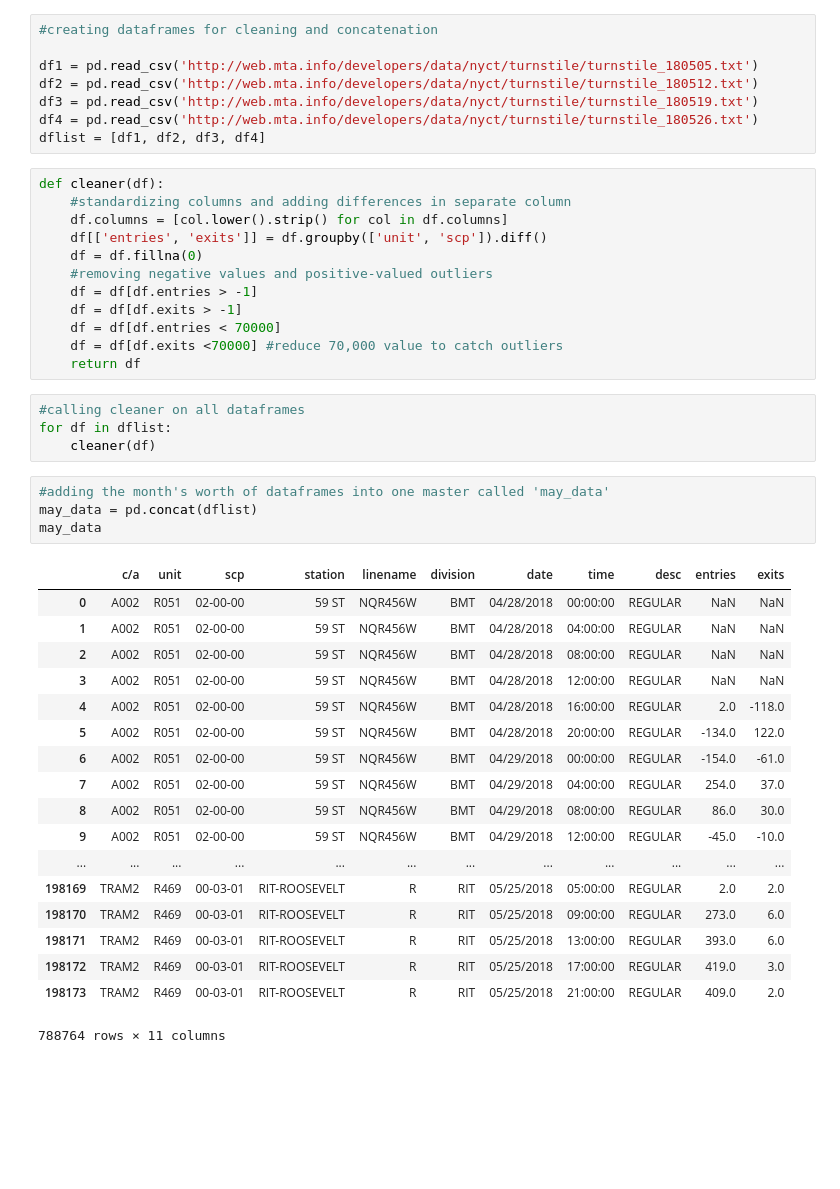
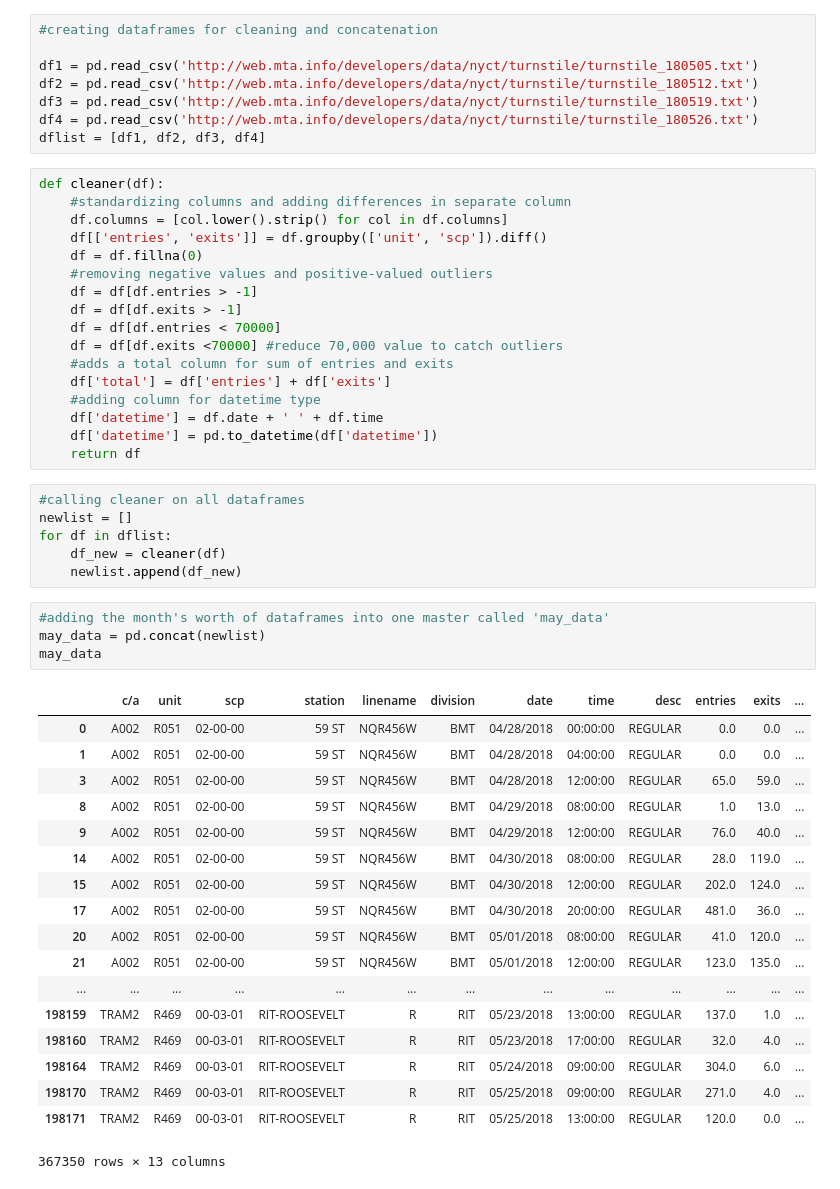
Before and after one commit to DimitriTheoharatos/ProjectBenson, a Jupyter notebook: Cleaning Block Benson.ipynb, the cells around one changed output. Drawn from its saved outputs; the diff is of its cells as text; blank space fills up the shorter version.

Commit message:
Added columns
Total is a sum of entries and exits
Datetime is a reformatting for graphing purposes

```diff
--- a/Cleaning Block Benson.ipynb
+++ b/Cleaning Block Benson.ipynb
@@ -26,31 +26,38 @@ def cleaner(df):
     df = df[df.exits > -1]
     df = df[df.entries < 70000]
     df = df[df.exits <70000] #reduce 70,000 value to catch outliers
+    #adds a total column for sum of entries and exits
+    df['total'] = df['entries'] + df['exits']
+    #adding column for datetime type
+    df['datetime'] = df.date + ' ' + df.time
+    df['datetime'] = pd.to_datetime(df['datetime'])
     return df
 # %%
 #calling cleaner on all dataframes
+newlist = []
 for df in dflist:
-    cleaner(df)
+    df_new = cleaner(df)
+    newlist.append(df_new)
 # %%
 #adding the month's worth of dataframes into one master called 'may_data'
-may_data = pd.concat(dflist)
+may_data = pd.concat(newlist)
 may_data
 # %% [output]
-|  | c/a | unit | scp | station | linename | division | date | time | desc | entries | exits |
-| 0 | A002 | R051 | 02-00-00 | 59 ST | NQR456W | BMT | 04/28/2018 | 00:00:00 | REGULAR | NaN | NaN |
-| 1 | A002 | R051 | 02-00-00 | 59 ST | NQR456W | BMT | 04/28/2018 | 04:00:00 | REGULAR | NaN | NaN |
-| 2 | A002 | R051 | 02-00-00 | 59 ST | NQR456W | BMT | 04/28/2018 | 08:00:00 | REGULAR | NaN | NaN |
-| 3 | A002 | R051 | 02-00-00 | 59 ST | NQR456W | BMT | 04/28/2018 | 12:00:00 | REGULAR | NaN | NaN |
-| 4 | A002 | R051 | 02-00-00 | 59 ST | NQR456W | BMT | 04/28/2018 | 16:00:00 | REGULAR | 2.0 | -118.0 |
-| 5 | A002 | R051 | 02-00-00 | 59 ST | NQR456W | BMT | 04/28/2018 | 20:00:00 | REGULAR | -134.0 | 122.0 |
-| 6 | A002 | R051 | 02-00-00 | 59 ST | NQR456W | BMT | 04/29/2018 | 00:00:00 | REGULAR | -154.0 | -61.0 |
-| 7 | A002 | R051 | 02-00-00 | 59 ST | NQR456W | BMT | 04/29/2018 | 04:00:00 | REGULAR | 254.0 | 37.0 |
-| 8 | A002 | R051 | 02-00-00 | 59 ST | NQR456W | BMT | 04/29/2018 | 08:00:00 | REGULAR | 86.0 | 30.0 |
-| 9 | A002 | R051 | 02-00-00 | 59 ST | NQR456W | BMT | 04/29/2018 | 12:00:00 | REGULAR | -45.0 | -10.0 |
-| ... | ... | ... | ... | ... | ... | ... | ... | ... | ... | ... | ... |
-| 198169 | TRAM2 | R469 | 00-03-01 | RIT-ROOSEVELT | R | RIT | 05/25/2018 | 05:00:00 | REGULAR | 2.0 | 2.0 |
-| 198170 | TRAM2 | R469 | 00-03-01 | RIT-ROOSEVELT | R | RIT | 05/25/2018 | 09:00:00 | REGULAR | 273.0 | 6.0 |
-| 198171 | TRAM2 | R469 | 00-03-01 | RIT-ROOSEVELT | R | RIT | 05/25/2018 | 13:00:00 | REGULAR | 393.0 | 6.0 |
-| 198172 | TRAM2 | R469 | 00-03-01 | RIT-ROOSEVELT | R | RIT | 05/25/2018 | 17:00:00 | REGULAR | 419.0 | 3.0 |
-| 198173 | TRAM2 | R469 | 00-03-01 | RIT-ROOSEVELT | R | RIT | 05/25/2018 | 21:00:00 | REGULAR | 409.0 | 2.0 |
+|  | c/a | unit | scp | station | linename | division | date | time | desc | entries | exits | ... |
+| 0 | A002 | R051 | 02-00-00 | 59 ST | NQR456W | BMT | 04/28/2018 | 00:00:00 | REGULAR | 0.0 | 0.0 | ... |
+| 1 | A002 | R051 | 02-00-00 | 59 ST | NQR456W | BMT | 04/28/2018 | 04:00:00 | REGULAR | 0.0 | 0.0 | ... |
+| 3 | A002 | R051 | 02-00-00 | 59 ST | NQR456W | BMT | 04/28/2018 | 12:00:00 | REGULAR | 65.0 | 59.0 | ... |
+| 8 | A002 | R051 | 02-00-00 | 59 ST | NQR456W | BMT | 04/29/2018 | 08:00:00 | REGULAR | 1.0 | 13.0 | ... |
+| 9 | A002 | R051 | 02-00-00 | 59 ST | NQR456W | BMT | 04/29/2018 | 12:00:00 | REGULAR | 76.0 | 40.0 | ... |
+| 14 | A002 | R051 | 02-00-00 | 59 ST | NQR456W | BMT | 04/30/2018 | 08:00:00 | REGULAR | 28.0 | 119.0 | ... |
+| 15 | A002 | R051 | 02-00-00 | 59 ST | NQR456W | BMT | 04/30/2018 | 12:00:00 | REGULAR | 202.0 | 124.0 | ... |
+| 17 | A002 | R051 | 02-00-00 | 59 ST | NQR456W | BMT | 04/30/2018 | 20:00:00 | REGULAR | 481.0 | 36.0 | ... |
+| 20 | A002 | R051 | 02-00-00 | 59 ST | NQR456W | BMT | 05/01/2018 | 08:00:00 | REGULAR | 41.0 | 120.0 | ... |
+| 21 | A002 | R051 | 02-00-00 | 59 ST | NQR456W | BMT | 05/01/2018 | 12:00:00 | REGULAR | 123.0 | 135.0 | ... |
+| ... | ... | ... | ... | ... | ... | ... | ... | ... | ... | ... | ... | ... |
+| 198159 | TRAM2 | R469 | 00-03-01 | RIT-ROOSEVELT | R | RIT | 05/23/2018 | 13:00:00 | REGULAR | 137.0 | 1.0 | ... |
+| 198160 | TRAM2 | R469 | 00-03-01 | RIT-ROOSEVELT | R | RIT | 05/23/2018 | 17:00:00 | REGULAR | 32.0 | 4.0 | ... |
+| 198164 | TRAM2 | R469 | 00-03-01 | RIT-ROOSEVELT | R | RIT | 05/24/2018 | 09:00:00 | REGULAR | 304.0 | 6.0 | ... |
+| 198170 | TRAM2 | R469 | 00-03-01 | RIT-ROOSEVELT | R | RIT | 05/25/2018 | 09:00:00 | REGULAR | 271.0 | 4.0 | ... |
+| 198171 | TRAM2 | R469 | 00-03-01 | RIT-ROOSEVELT | R | RIT | 05/25/2018 | 13:00:00 | REGULAR | 120.0 | 0.0 | ... |
-788764 rows × 11 columns
+367350 rows × 13 columns
```
